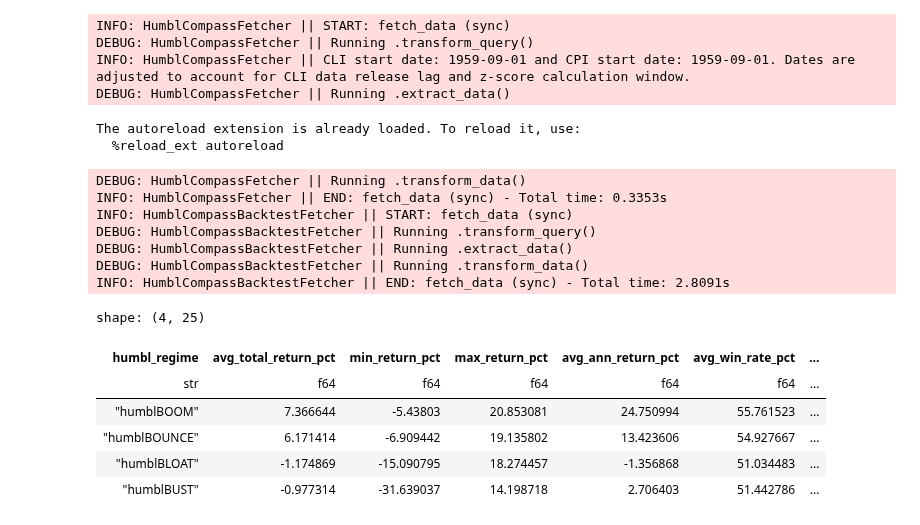
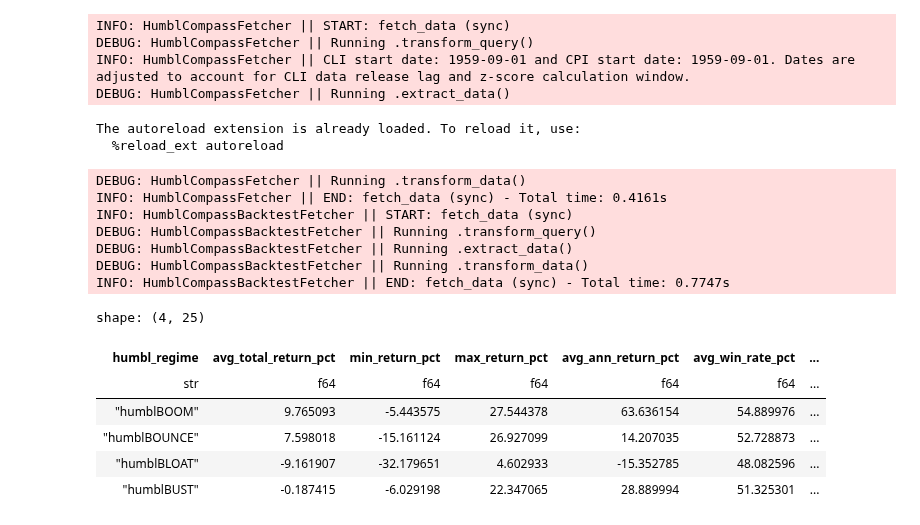
Before and after one commit to humblFINANCE/humblDATA, a Jupyter notebook: notebooks/examples/humblCOMPASS-backtest_example.ipynb, the cells around one changed output. Cells and saved outputs as stored; diff of their text form; code cells hidden in the pictures.

```diff
--- a/notebooks/examples/humblCOMPASS-backtest_example.ipynb
+++ b/notebooks/examples/humblCOMPASS-backtest_example.ipynb
@@ -14,41 +14,41 @@ obb.account.login(pat=Env().OBB_PAT, remember_me=True)
 %load_ext autoreload
 %autoreload 2
 from humbldata.toolbox.toolbox_controller import Toolbox
 
 toolbox = Toolbox(
     start_date="1960-01-01",
-    end_date="2024-12-31",
+    end_date="2025-04-24",
     membership="admin",
 )
 
 # # Direct compass results
 # results = toolbox.fundamental.humbl_compass(country="united_states")
 # results
 
 # Chained backtest
-results = toolbox.fundamental.humbl_compass(country="united_states").backtest(symbols=["SPY"], chart=True)
+results = toolbox.fundamental.humbl_compass(country="united_states").backtest(symbols=["SPHB"], chart=True)
 results.to_polars(equity_data=False)
 # %% [output]
 INFO: HumblCompassFetcher || START: fetch_data (sync)
 DEBUG: HumblCompassFetcher || Running .transform_query()
 INFO: HumblCompassFetcher || CLI start date: 1959-09-01 and CPI start date: 1959-09-01. Dates are adjusted to account for CLI data release lag and z-score calculation window.
 DEBUG: HumblCompassFetcher || Running .extract_data()
 The autoreload extension is already loaded. To reload it, use:
   %reload_ext autoreload
 DEBUG: HumblCompassFetcher || Running .transform_data()
-INFO: HumblCompassFetcher || END: fetch_data (sync) - Total time: 0.3353s
+INFO: HumblCompassFetcher || END: fetch_data (sync) - Total time: 0.4161s
 INFO: HumblCompassBacktestFetcher || START: fetch_data (sync)
 DEBUG: HumblCompassBacktestFetcher || Running .transform_query()
 DEBUG: HumblCompassBacktestFetcher || Running .extract_data()
 DEBUG: HumblCompassBacktestFetcher || Running .transform_data()
-INFO: HumblCompassBacktestFetcher || END: fetch_data (sync) - Total time: 2.8091s
+INFO: HumblCompassBacktestFetcher || END: fetch_data (sync) - Total time: 0.7747s
 shape: (4, 25)
 | humbl_regime | avg_total_return_pct | min_return_pct | max_return_pct | avg_ann_return_pct | avg_win_rate_pct | ... |
 | str | f64 | f64 | f64 | f64 | f64 | ... |
-| "humblBOOM" | 7.366644 | -5.43803 | 20.853081 | 24.750994 | 55.761523 | ... |
-| "humblBOUNCE" | 6.171414 | -6.909442 | 19.135802 | 13.423606 | 54.927667 | ... |
-| "humblBLOAT" | -1.174869 | -15.090795 | 18.274457 | -1.356868 | 51.034483 | ... |
-| "humblBUST" | -0.977314 | -31.639037 | 14.198718 | 2.706403 | 51.442786 | ... |
+| "humblBOOM" | 9.765093 | -5.443575 | 27.544378 | 63.636154 | 54.889976 | ... |
+| "humblBOUNCE" | 7.598018 | -15.161124 | 26.927099 | 14.207035 | 52.728873 | ... |
+| "humblBLOAT" | -9.161907 | -32.179651 | 4.602933 | -15.352785 | 48.082596 | ... |
+| "humblBUST" | -0.187415 | -6.029198 | 22.347065 | 28.889994 | 51.325301 | ... |
 # %%
 results.show()
 # %%
```
Also changed, not shown: 2 other files.
